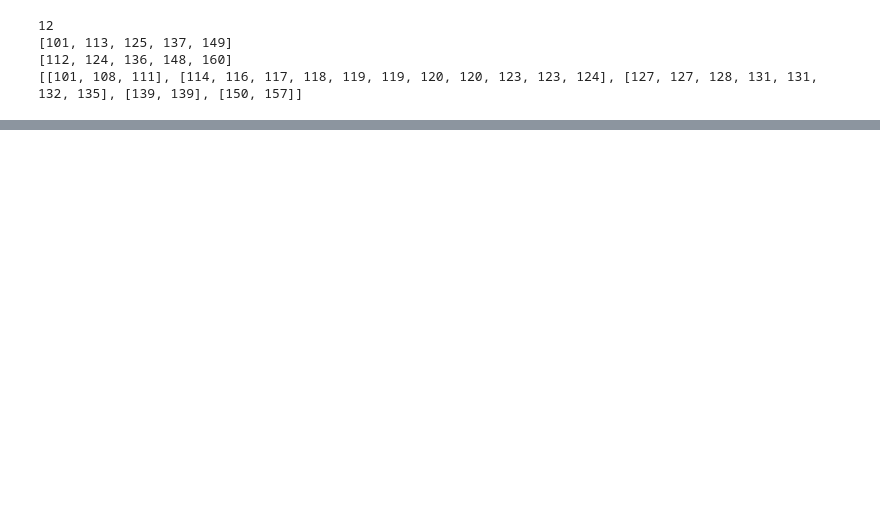
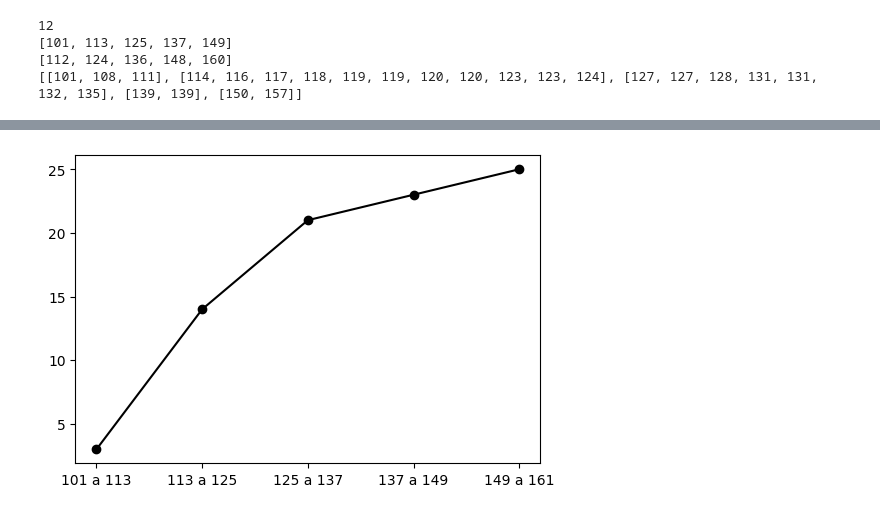
Before and after one commit to GianlucaStarke/introducao_ciencia_dados, a Jupyter notebook: Aula_03/estatistica_descritiva.ipynb, the cells around one changed output, grey strips where cells are left out. Saved outputs shown, nothing was run; the diff lists cells and outputs as text; code cells hidden in the pictures; blank space fills up the shorter version.

```diff
--- a/Aula_03/estatistica_descritiva.ipynb
+++ b/Aula_03/estatistica_descritiva.ipynb
@@ -50,0 +87,4 @@ print (conjunto1.frequencia)
+# %%
+conjunto1.ogiva()
+# %% [output]
+[figure, added]
```
Also changed, not shown: parts of 9 cells of this notebook.
